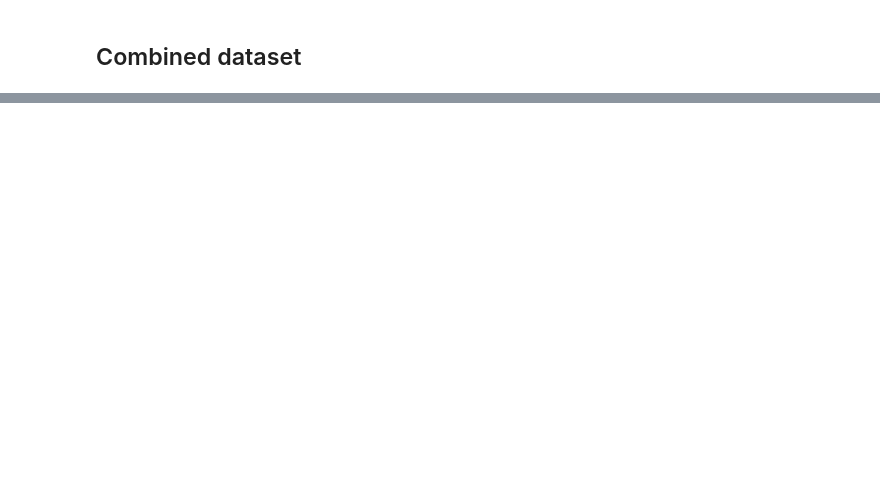
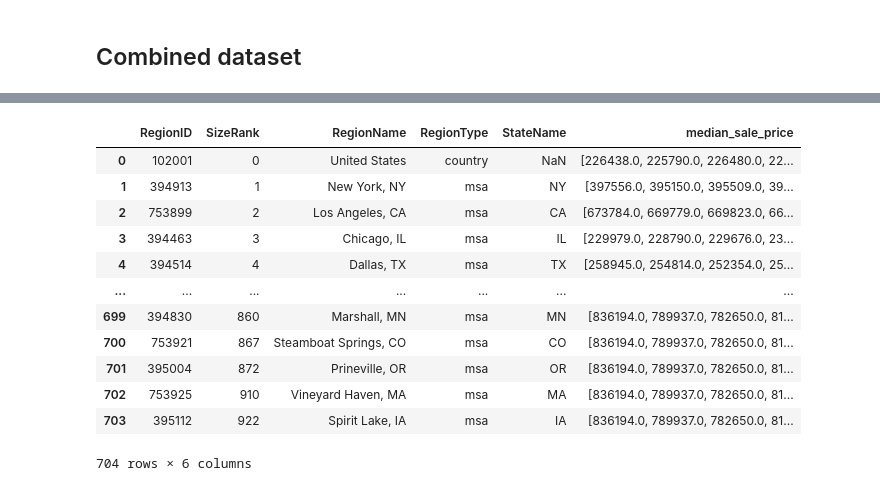
Before and after one commit to prnv19/Buy-vs-Rent, a Jupyter notebook: data_cleaning.ipynb, the cells around one changed output, grey strips where cells are left out. Saved outputs shown, nothing was run; the diff lists cells and outputs as text; code cells hidden in the pictures; blank space fills up the shorter version.

```diff
--- a/data_cleaning.ipynb
+++ b/data_cleaning.ipynb
@@ -211,0 +258,28 @@ mlp_df.to_csv('Datasets/cleaned/median_list_price.csv', index=False)
+# %%
+msp_df = pd.read_csv('Datasets/cleaned/median_sale_price.csv')
+
+msp_df['median_sale_price'] = pd.NA
+for i in range(len(hvi_df)):
+    #Convert the row to a list and add the values to the new column
+    try:
+        msp_df['median_sale_price'][i] = [float(x) for x in list(msp_df.iloc[i, 5:len(msp_df.columns)-1])]
+    except:
+        pass
+
+#Drop the date columns
+msp_df.drop(msp_df.columns[5:len(msp_df.columns)-1], axis=1, inplace=True)
+msp_df
+# %% [output]
+|  | RegionID | SizeRank | RegionName | RegionType | StateName | median_sale_price |
+| 0 | 102001 | 0 | United States | country | NaN | [226438.0, 225790.0, 226480.0, 22... |
+| 1 | 394913 | 1 | New York, NY | msa | NY | [397556.0, 395150.0, 395509.0, 39... |
+| 2 | 753899 | 2 | Los Angeles, CA | msa | CA | [673784.0, 669779.0, 669823.0, 66... |
+| 3 | 394463 | 3 | Chicago, IL | msa | IL | [229979.0, 228790.0, 229676.0, 23... |
+| 4 | 394514 | 4 | Dallas, TX | msa | TX | [258945.0, 254814.0, 252354.0, 25... |
+| ... | ... | ... | ... | ... | ... | ... |
+| 699 | 394830 | 860 | Marshall, MN | msa | MN | [836194.0, 789937.0, 782650.0, 81... |
+| 700 | 753921 | 867 | Steamboat Springs, CO | msa | CO | [836194.0, 789937.0, 782650.0, 81... |
+| 701 | 395004 | 872 | Prineville, OR | msa | OR | [836194.0, 789937.0, 782650.0, 81... |
+| 702 | 753925 | 910 | Vineyard Haven, MA | msa | MA | [836194.0, 789937.0, 782650.0, 81... |
+| 703 | 395112 | 922 | Spirit Lake, IA | msa | IA | [836194.0, 789937.0, 782650.0, 81... |
+704 rows × 6 columns
```
Also changed, not shown: parts of 9 cells of this notebook, 2 other files.
